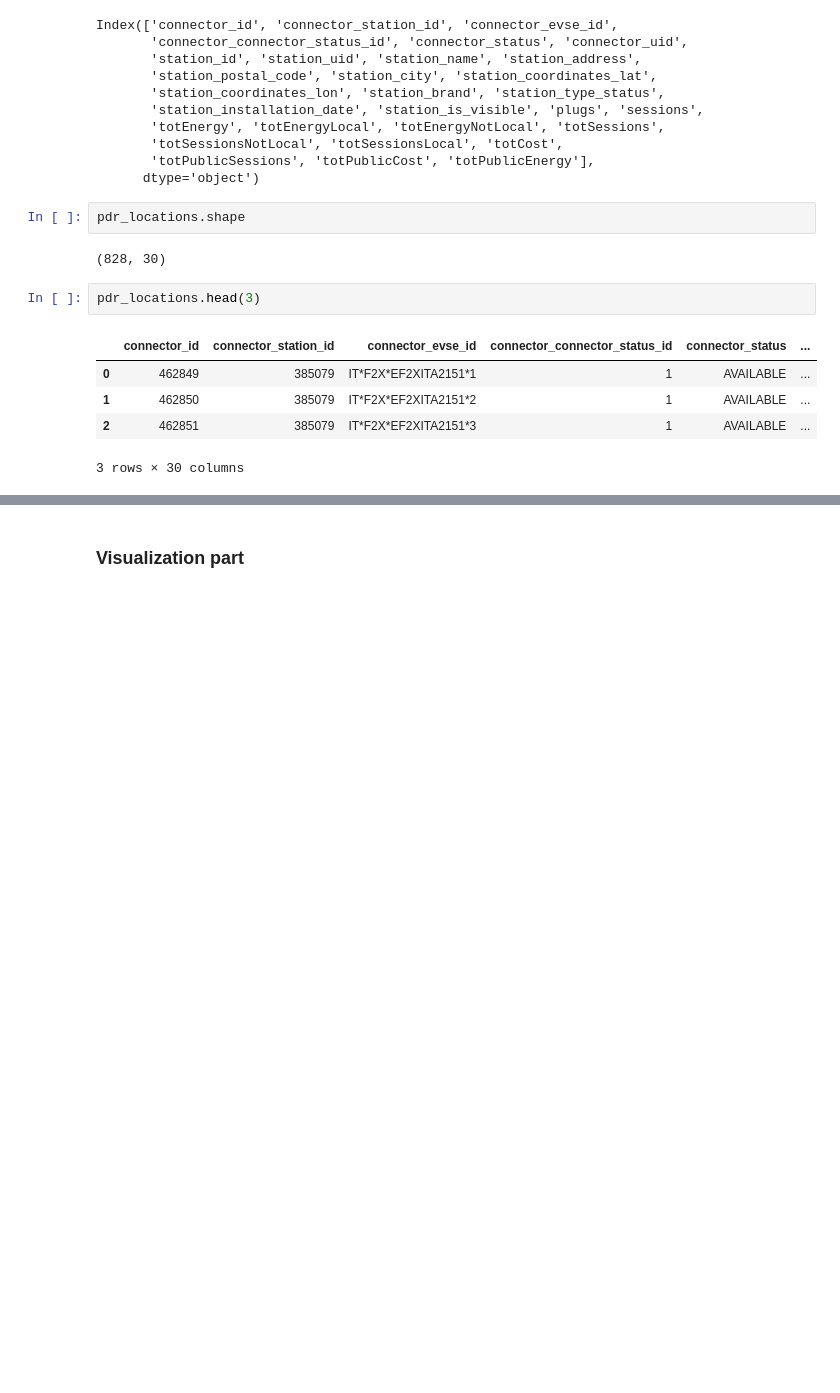
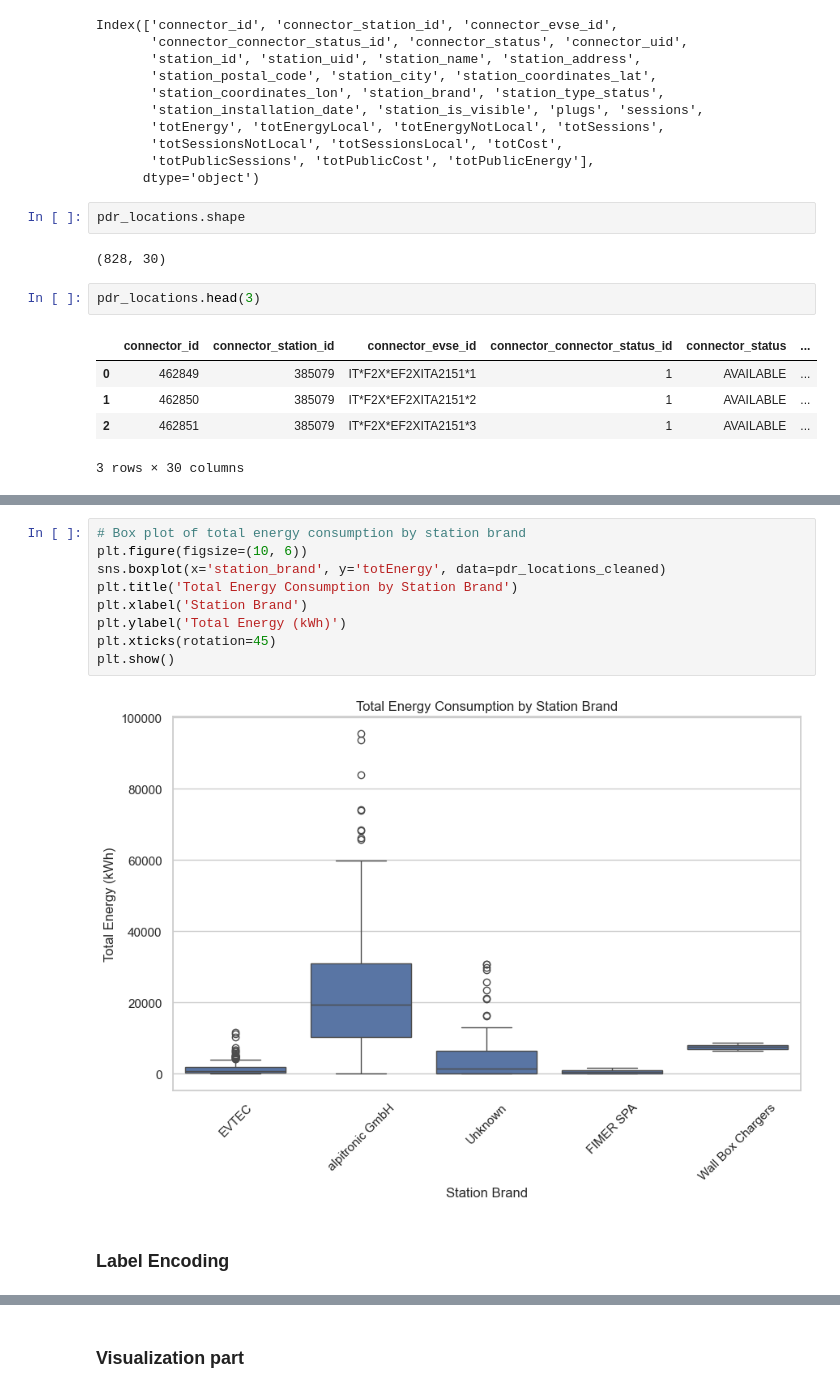
Before and after one commit to trangdtk-vnu/charging_stations, a Jupyter notebook: pdr_locations.ipynb, the cells around one changed output, grey strips where cells are left out. Drawn from its saved outputs; the diff is of its cells as text; blank space fills up the shorter version.

```diff
--- a/pdr_locations.ipynb
+++ b/pdr_locations.ipynb
@@ -383,0 +533,13 @@ For the cleaning it's done, but it need to be rechecked for encoding and for the
+# %%
+# Box plot of total energy consumption by station brand
+plt.figure(figsize=(10, 6))
+sns.boxplot(x='station_brand', y='totEnergy', data=pdr_locations_cleaned)
+plt.title('Total Energy Consumption by Station Brand')
+plt.xlabel('Station Brand')
+plt.ylabel('Total Energy (kWh)')
+plt.xticks(rotation=45)
+plt.show()
+# %% [output]
+[figure, added]
+# %% [markdown]
+### Label Encoding
```
Also changed, not shown: parts of 28 cells of this notebook.
